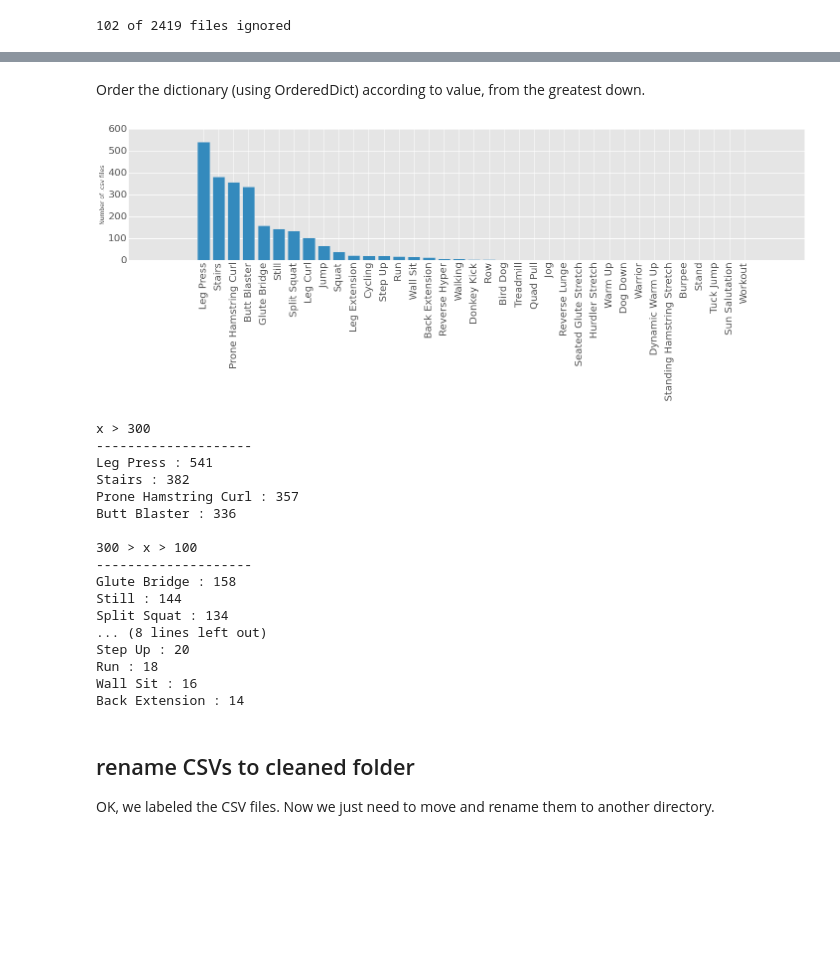
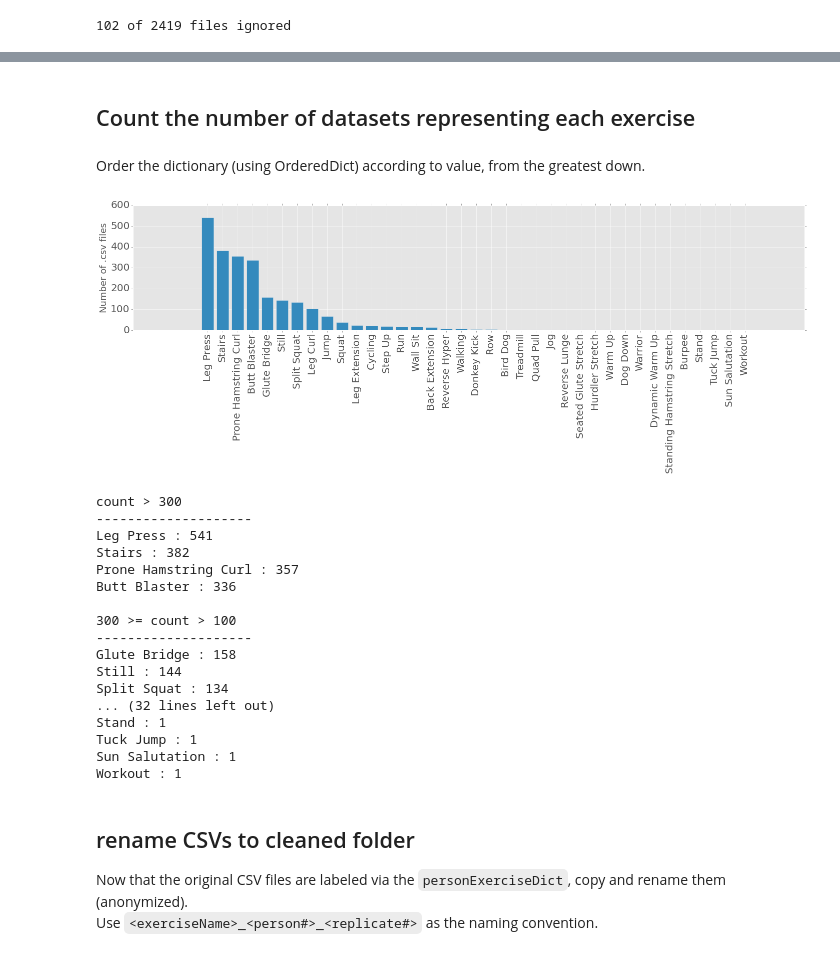
Before and after one commit to Saynah/AthosPy, a Jupyter notebook: scripts/data_prep.ipynb, the cells around one changed output, grey strips where cells are left out. Saved outputs shown, nothing was run; the diff lists cells and outputs as text; code cells hidden in the pictures; blank space fills up the shorter version.

Commit message:
anonomyze labeled data

```diff
--- a/scripts/data_prep.ipynb
+++ b/scripts/data_prep.ipynb
@@ -152 +161,3 @@ print count_ign, 'of', count, 'files ignored'
+# %% [markdown]
+## Count the number of datasets representing each exercise
 # %%
@@ -160,57 +171,61 @@ for p in personSet:
 Order the dictionary (using OrderedDict) according to value, from the greatest down.
 # %%
 from collections import OrderedDict
-counts_ord = OrderedDict(sorted(counts.items(), key=lambda (_,value): value, reverse=True))
+fnc = lambda (_,value): value
+counts_ord = OrderedDict(sorted(counts.items(), key=fnc, reverse=True))
-# %%
-import matplotlib.pyplot as plt
-plt.style.use('ggplot')
-matplotlib.rcParams['figure.figsize'] = [20, 8]
-matplotlib.rc('xtick', labelsize=20)
-matplotlib.rc('ytick', labelsize=20)
-
-plt.bar(range(len(counts_ord)), counts_ord.values(), align='center')
-plt.xticks(range(len(counts_ord)), counts_ord.keys(), rotation=90)
-plt.ylabel('Number of .csv files')
-plt.tight_layout()
-plt.show()
-# %% [output]
-[figure, removed]
 # %%
-print '\nx > 300'
+plt.style.use('ggplot')
+mpl.rcParams['figure.figsize'] = [20, 8]
+mpl.rc('xtick', labelsize=20)
+mpl.rc('ytick', labelsize=20)
+mpl.rc('font', size=15)
+
+plt.bar(range(len(counts_ord)), counts_ord.values(), align='center')
+plt.xticks(range(len(counts_ord)), counts_ord.keys(), rotation=90)
+plt.ylabel('Number of .csv files')
+plt.tight_layout()
+plt.show()
+
+# write out counts
+print '\ncount > 300'
 print '-' * 20
 for i, val in enumerate(counts_ord.values()):
     if val > 300:
         print counts_ord.keys()[i], ':', counts_ord.values()[i]
 
-print '\n300 > x > 100'
+print '\n300 >= count > 100'
 print '-' * 20
 for i, val in enumerate(counts_ord.values()):
-    if 300 > val > 100:
+    if 300 >= val > 100:
         print counts_ord.keys()[i], ':', counts_ord.values()[i]
 
-print '\n100 > x > 10'
+print '\n100 >= count > 10'
 print '-' * 20
 for i, val in enumerate(counts_ord.values()):
-    if 100 > val > 10:
+    if 100 >= val > 10:
         print counts_ord.keys()[i], ':', counts_ord.values()[i]
+
+print '\ncount <= 10'
+print '-' * 20
+for i, val in enumerate(counts_ord.values()):
+    if val <= 10:
+        print counts_ord.keys()[i], ':', counts_ord.values()[i]
 # %% [output]
+[figure, added]
-x > 300
+count > 300
 --------------------
 Leg Press : 541
 Stairs : 382
 Prone Hamstring Curl : 357
 Butt Blaster : 336
 
-300 > x > 100
+300 >= count > 100
 --------------------
 Glute Bridge : 158
 Still : 144
 Split Squat : 134
-... (8 lines left out)
-Step Up : 20
-Run : 18
-Wall Sit : 16
-Back Extension : 14
+... (32 lines left out)
+Stand : 1
+Tuck Jump : 1
+Sun Salutation : 1
+Workout : 1
-# %% [markdown]
-## rename CSVs to cleaned folder
-OK, we labeled the CSV files. Now we just need to move and rename them to another directory.
@@ -220,0 +232,4 @@ OK, we labeled the CSV files. Now we just need to move and rename them to anothe
+# %% [markdown]
+## rename CSVs to cleaned folder
+Now that the original CSV files are labeled via the `personExerciseDict`, copy and rename them (anonymized).
+Use `<exerciseName>_<person#>_<replicate#>` as the naming convention.
```
Also changed, not shown: parts of 8 cells of this notebook.
